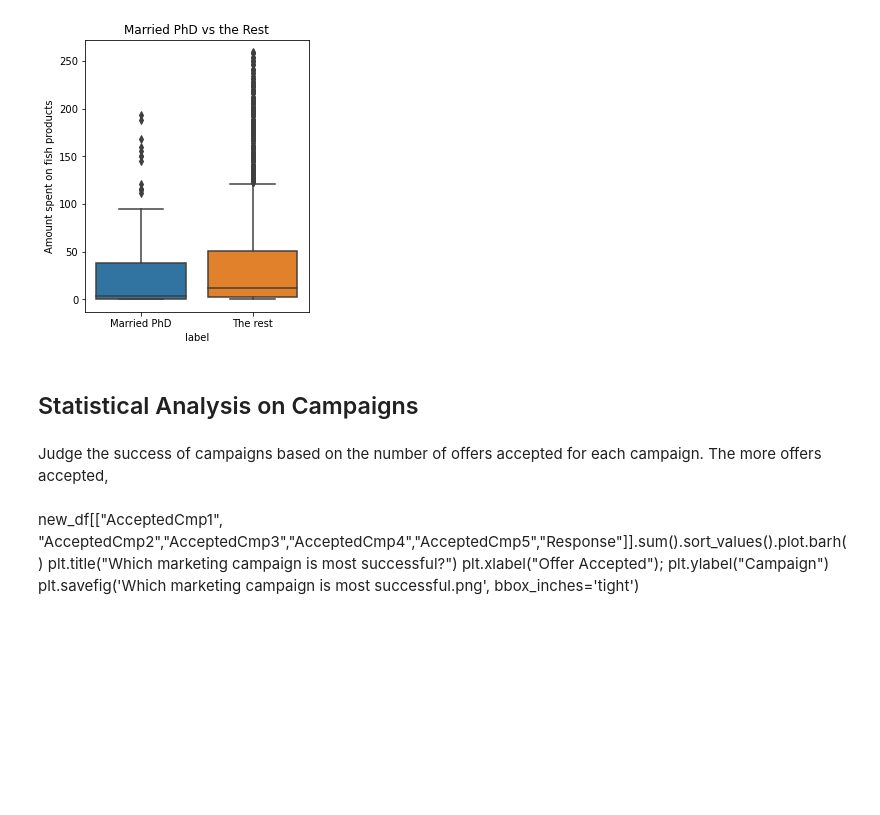
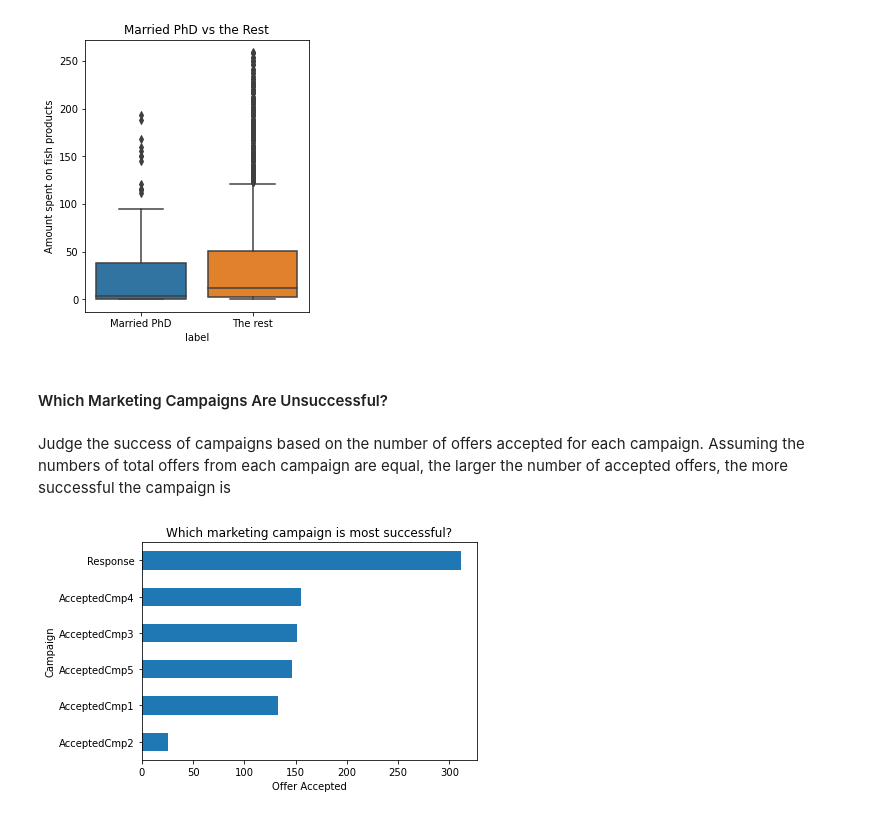
Before and after one commit to Kpeng511/Marketing-Campaign-Analytics, a Jupyter notebook: analytics.ipynb, the cells around one changed output. Saved outputs shown, nothing was run; the diff lists cells and outputs as text; code cells hidden in the pictures; blank space fills up the shorter version.

```diff
--- a/analytics.ipynb
+++ b/analytics.ipynb
@@ -463,13 +424,15 @@ plt.ylabel("Amount spent on fish products");
 plt.savefig('Married PhD vs the Rest.png', bbox_inches='tight')
 # %% [output]
 [figure]
-# %% [markdown]
-## Statistical Analysis on Campaigns
+# %% [markdown]
+#### Which Marketing Campaigns Are Unsuccessful?
 # %% [markdown]
-Judge the success of campaigns based on the number of offers accepted for each campaign. The more offers accepted,
+Judge the success of campaigns based on the number of offers accepted for each campaign. Assuming the numbers of total offers from each campaign are equal, the larger the number of accepted offers, the more successful the campaign is
-# %% [markdown]
-new_df[["AcceptedCmp1", "AcceptedCmp2","AcceptedCmp3","AcceptedCmp4","AcceptedCmp5","Response"]].sum().sort_values().plot.barh()
-plt.title("Which marketing campaign is most successful?")
-plt.xlabel("Offer Accepted");
-plt.ylabel("Campaign")
-plt.savefig('Which marketing campaign is most successful.png', bbox_inches='tight')
+# %%
+df[["AcceptedCmp1", "AcceptedCmp2","AcceptedCmp3","AcceptedCmp4","AcceptedCmp5","Response"]].sum().sort_values().plot.barh()
+plt.title("Which marketing campaign is most successful?")
+plt.xlabel("Offer Accepted");
+plt.ylabel("Campaign")
+plt.savefig('Which marketing campaign is most successful.png', bbox_inches='tight')
+# %% [output]
+[figure, added]
```
Also changed, not shown: parts of 50 cells of this notebook.
